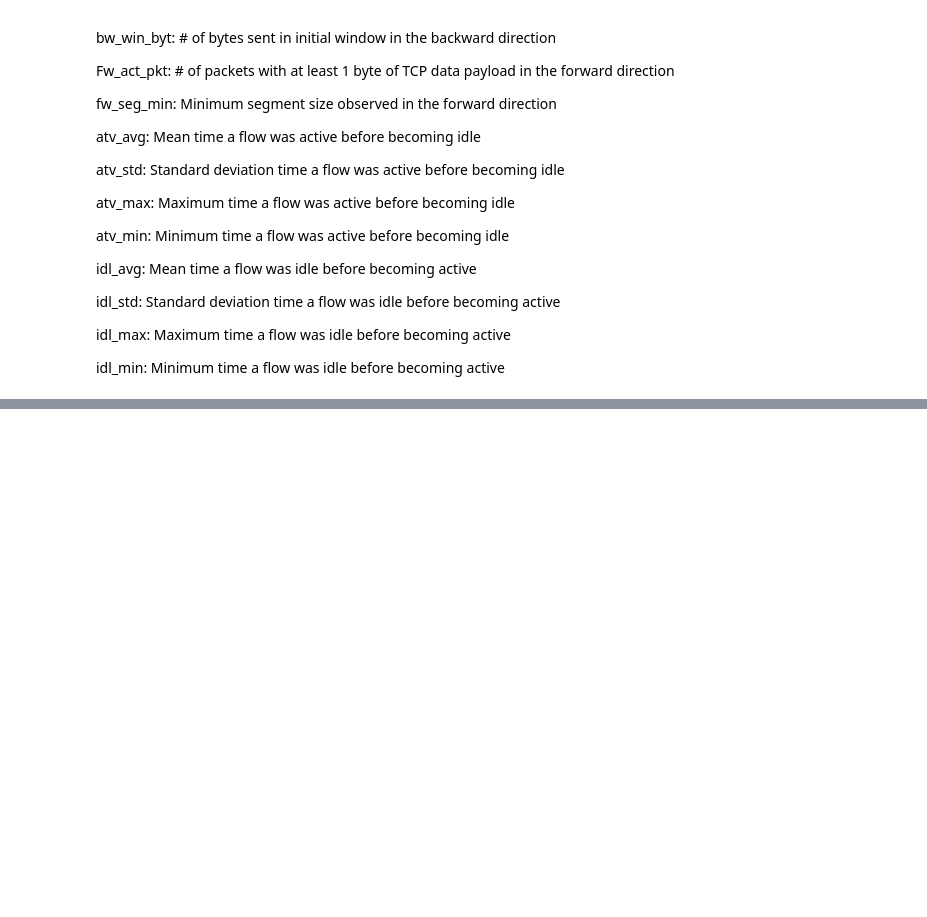
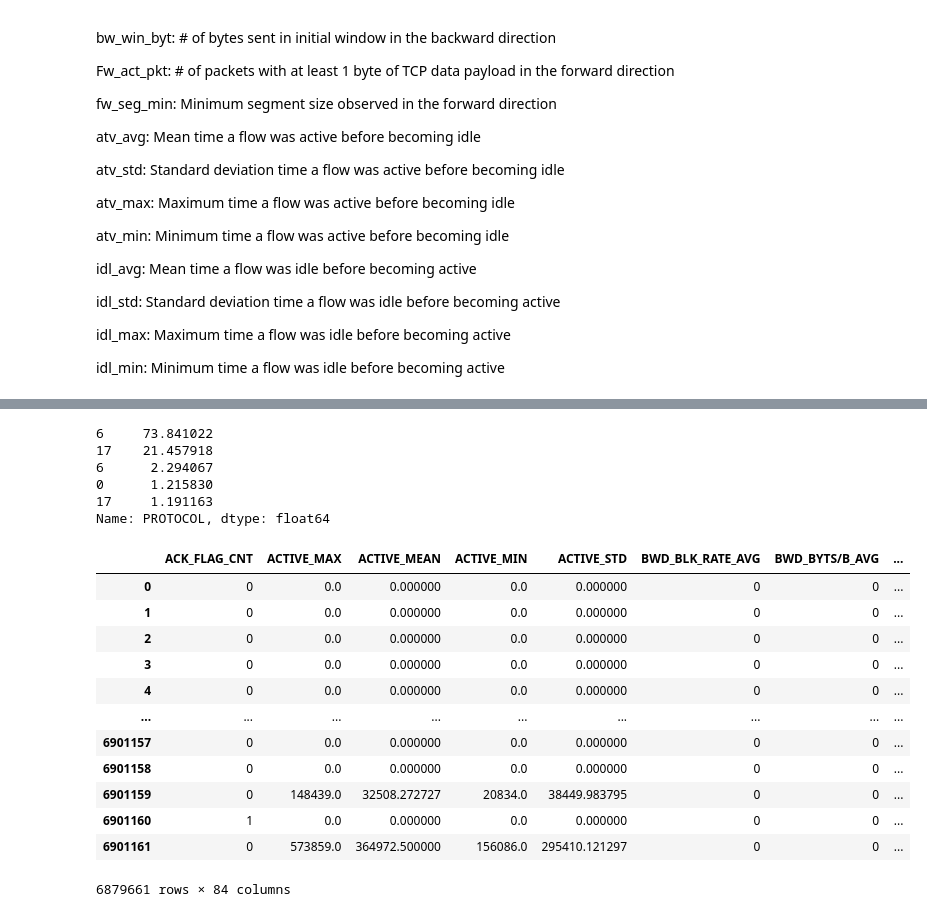
Before and after one commit to drissgddm/ids-ml, a Jupyter notebook: notebooks/2-explore_data.ipynb, the cells around one changed output, grey strips where cells are left out. Cells and saved outputs as stored; diff of their text form; code cells hidden in the pictures; blank space fills up the shorter version.

```diff
--- a/notebooks/2-explore_data.ipynb
+++ b/notebooks/2-explore_data.ipynb
@@ -210 +266,3 @@ idl_min:	Minimum time a flow was idle before becoming active
+# %%
+df['DST_PORT'] = pd.to_numeric(df['DST_PORT'], downcast='signed', errors='coerce')
 # %%
@@ -220,0 +288,2 @@ idl_min:	Minimum time a flow was idle before becoming active
+# %%
+DST_PORTS_TO_KEEP = [80, 53, 443, 3389, 445, 21, 8080, 22, 53, 0]
@@ -220,0 +305,2 @@ idl_min:	Minimum time a flow was idle before becoming active
+# %%
+df['DST_PORT'][~df['DST_PORT'].isin(DST_PORTS_TO_KEEP)] = 0
@@ -220,0 +324,3 @@ idl_min:	Minimum time a flow was idle before becoming active
+# %%
+df['PROTOCOL'][df['PROTOCOL'] == 'Protocol'] = 0
+df['PROTOCOL'][df['PROTOCOL'] == '0'] = 0
@@ -220,0 +336,25 @@ idl_min:	Minimum time a flow was idle before becoming active
+# %%
+df['PROTOCOL'].value_counts(normalize=True) * 100
+# %% [output]
+6     73.841022
+17    21.457918
+6      2.294067
+0      1.215830
+17     1.191163
+Name: PROTOCOL, dtype: float64
+# %%
+pd.get_dummies(df, columns=['PROTOCOL'])
+# %% [output]
+|  | ACK_FLAG_CNT | ACTIVE_MAX | ACTIVE_MEAN | ACTIVE_MIN | ACTIVE_STD | BWD_BLK_RATE_AVG | BWD_BYTS/B_AVG | ... |
+| 0 | 0 | 0.0 | 0.000000 | 0.0 | 0.000000 | 0 | 0 | ... |
+| 1 | 0 | 0.0 | 0.000000 | 0.0 | 0.000000 | 0 | 0 | ... |
+| 2 | 0 | 0.0 | 0.000000 | 0.0 | 0.000000 | 0 | 0 | ... |
+| 3 | 0 | 0.0 | 0.000000 | 0.0 | 0.000000 | 0 | 0 | ... |
+| 4 | 0 | 0.0 | 0.000000 | 0.0 | 0.000000 | 0 | 0 | ... |
+| ... | ... | ... | ... | ... | ... | ... | ... | ... |
+| 6901157 | 0 | 0.0 | 0.000000 | 0.0 | 0.000000 | 0 | 0 | ... |
+| 6901158 | 0 | 0.0 | 0.000000 | 0.0 | 0.000000 | 0 | 0 | ... |
+| 6901159 | 0 | 148439.0 | 32508.272727 | 20834.0 | 38449.983795 | 0 | 0 | ... |
+| 6901160 | 1 | 0.0 | 0.000000 | 0.0 | 0.000000 | 0 | 0 | ... |
+| 6901161 | 0 | 573859.0 | 364972.500000 | 156086.0 | 295410.121297 | 0 | 0 | ... |
+6879661 rows × 84 columns
```
Also changed, not shown: parts of 20 cells of this notebook.
